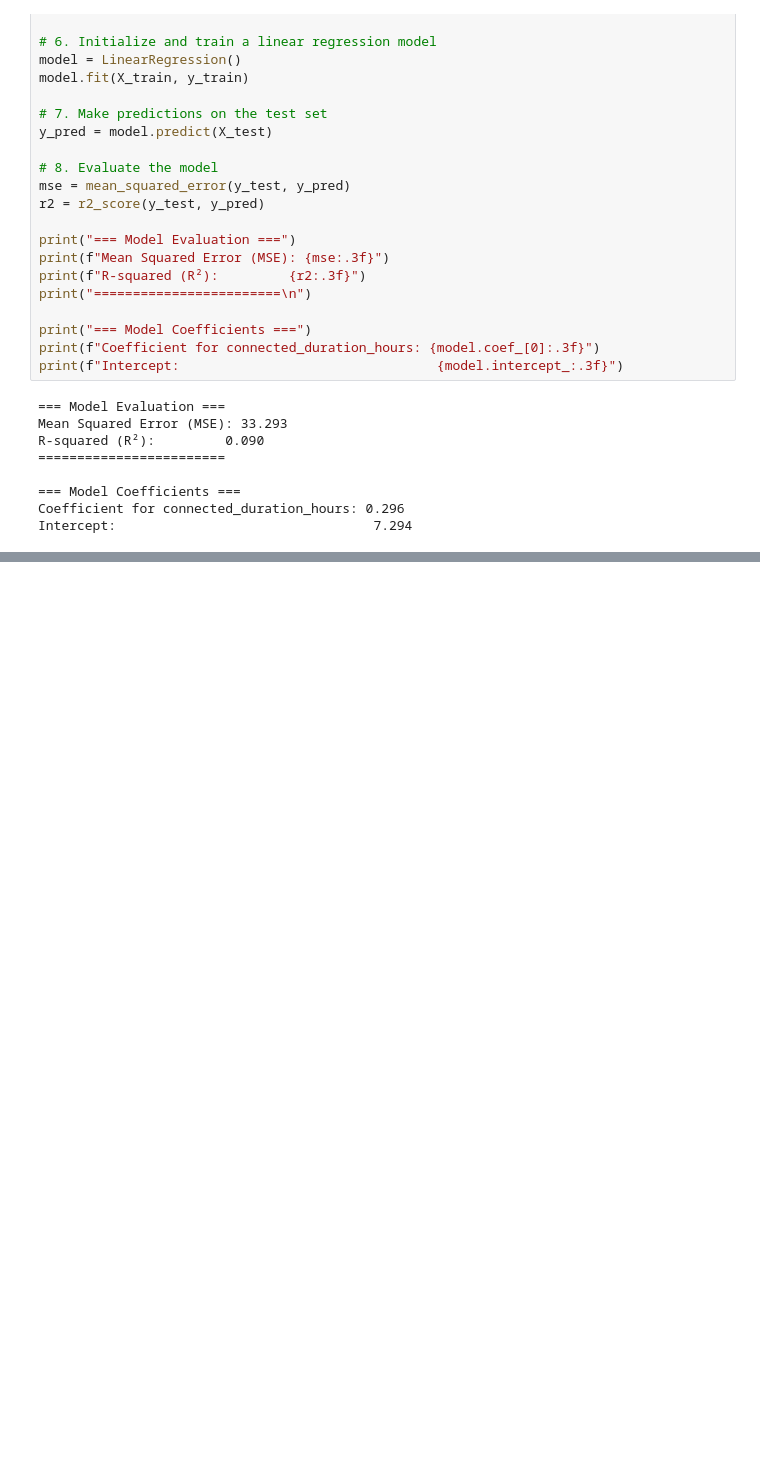
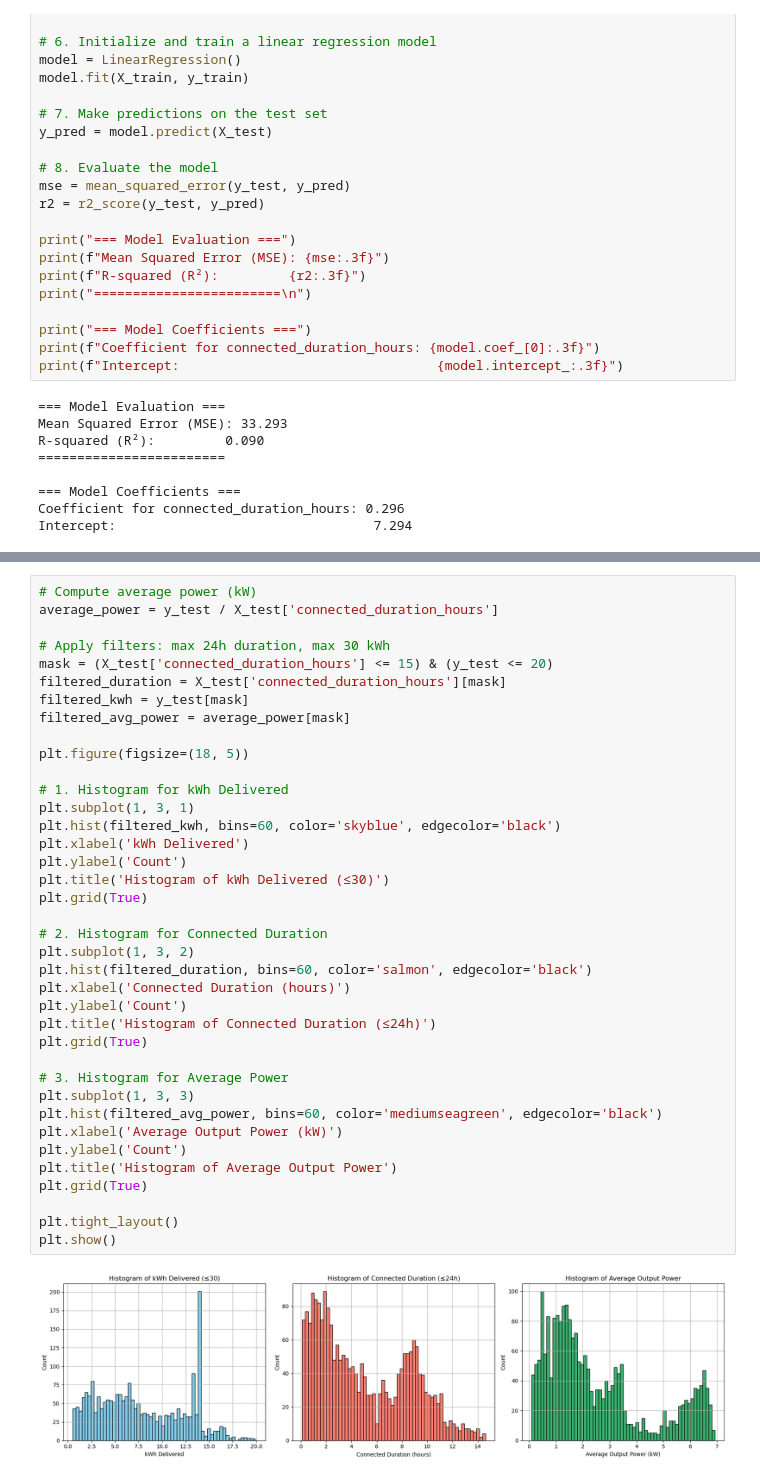
Before and after one commit to BartM37/ML_New, a Jupyter notebook: Method 1_Regression.ipynb, the cells around one changed output, grey strips where cells are left out. Drawn from its saved outputs; the diff is of its cells as text; blank space fills up the shorter version.

```diff
--- a/Method 1_Regression.ipynb
+++ b/Method 1_Regression.ipynb
@@ -109,0 +153,40 @@ plt.show()
+# %%
+# Compute average power (kW)
+average_power = y_test / X_test['connected_duration_hours']
+
+# Apply filters: max 24h duration, max 30 kWh
+mask = (X_test['connected_duration_hours'] <= 15) & (y_test <= 20)
+filtered_duration = X_test['connected_duration_hours'][mask]
+filtered_kwh = y_test[mask]
+filtered_avg_power = average_power[mask]
+
+plt.figure(figsize=(18, 5))
+
+# 1. Histogram for kWh Delivered
+plt.subplot(1, 3, 1)
+plt.hist(filtered_kwh, bins=60, color='skyblue', edgecolor='black')
+plt.xlabel('kWh Delivered')
+plt.ylabel('Count')
+plt.title('Histogram of kWh Delivered (≤30)')
+plt.grid(True)
+
+# 2. Histogram for Connected Duration
+plt.subplot(1, 3, 2)
+plt.hist(filtered_duration, bins=60, color='salmon', edgecolor='black')
+plt.xlabel('Connected Duration (hours)')
+plt.ylabel('Count')
+plt.title('Histogram of Connected Duration (≤24h)')
+plt.grid(True)
+
+# 3. Histogram for Average Power
+plt.subplot(1, 3, 3)
+plt.hist(filtered_avg_power, bins=60, color='mediumseagreen', edgecolor='black')
+plt.xlabel('Average Output Power (kW)')
+plt.ylabel('Count')
+plt.title('Histogram of Average Output Power')
+plt.grid(True)
+
+plt.tight_layout()
+plt.show()
+# %% [output]
+[figure, added]
```
Also changed, not shown: parts of 7 cells of this notebook.
